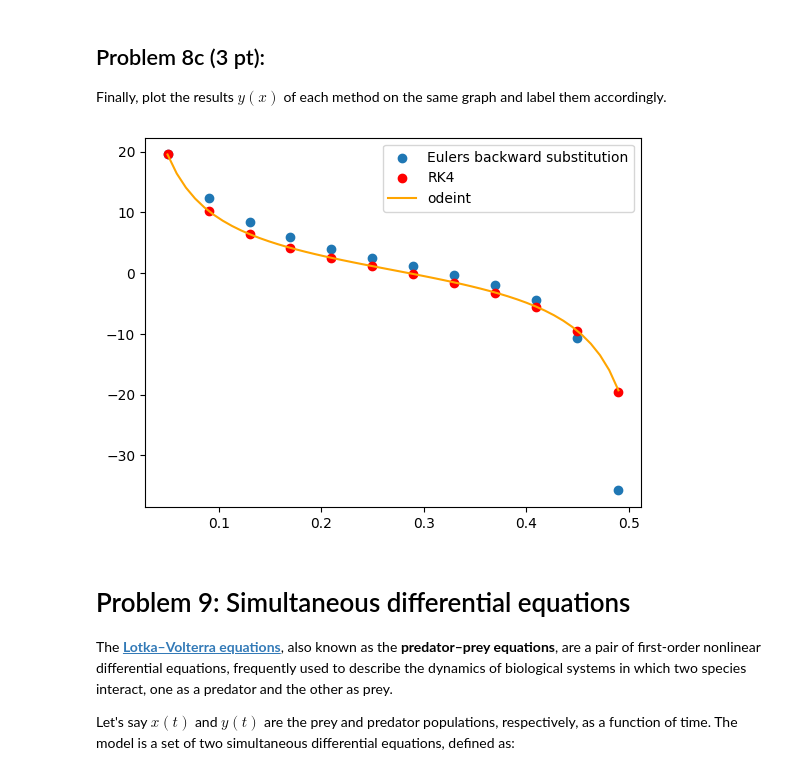
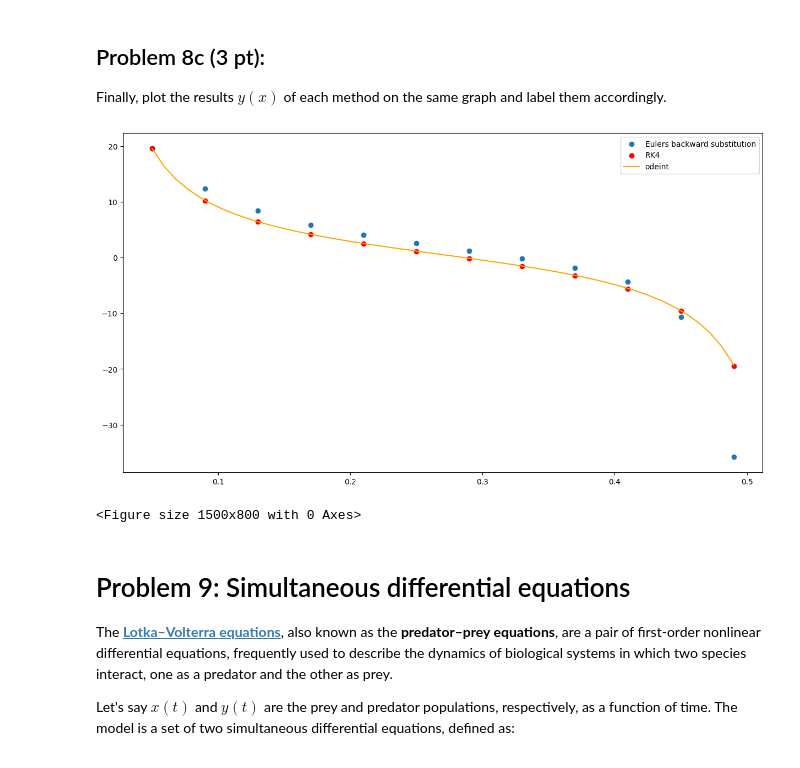
Before and after one commit to ufotermiten/Final_LP4, a Jupyter notebook: LP4_final_Group045.ipynb, the cells around one changed output. Drawn from its saved outputs; the diff is of its cells as text; code cells hidden in the pictures.

```diff
--- a/LP4_final_Group045.ipynb
+++ b/LP4_final_Group045.ipynb
@@ -28,6 +28,7 @@ Rewrite the following expressions in order to evaluate them for large values of
 import sys
 import numpy as np
 import matplotlib.pyplot as plt
+plt.rcParams["figure.figsize"] = (15, 8)
 large = sys.maxsize
 xs=np.array([2.**i*large for i in range(-55,5)])
 
@@ -626,14 +627,16 @@ Finally, plot the results $y(x)$ of each method on the same graph and label them
 # %%
 # YOUR CODE HERE
 plt.scatter(eulerx,eulery,label='Eulers backward substitution')
 plt.scatter(rk4x,rk4y,label='RK4',color='red')
 plt.plot(scix,sciy,label='odeint',color='orange')
 
 
 plt.legend()
+plt.figure(figsize=(15,8))
 plt.show()
 # %% [output]
-[figure, old version]
+[figure, new version]
+<Figure size 1500x800 with 0 Axes>
 # %% [markdown]
 # Problem 9: Simultaneous differential equations
 
```
Also changed, not shown: parts of 7 cells of this notebook.
